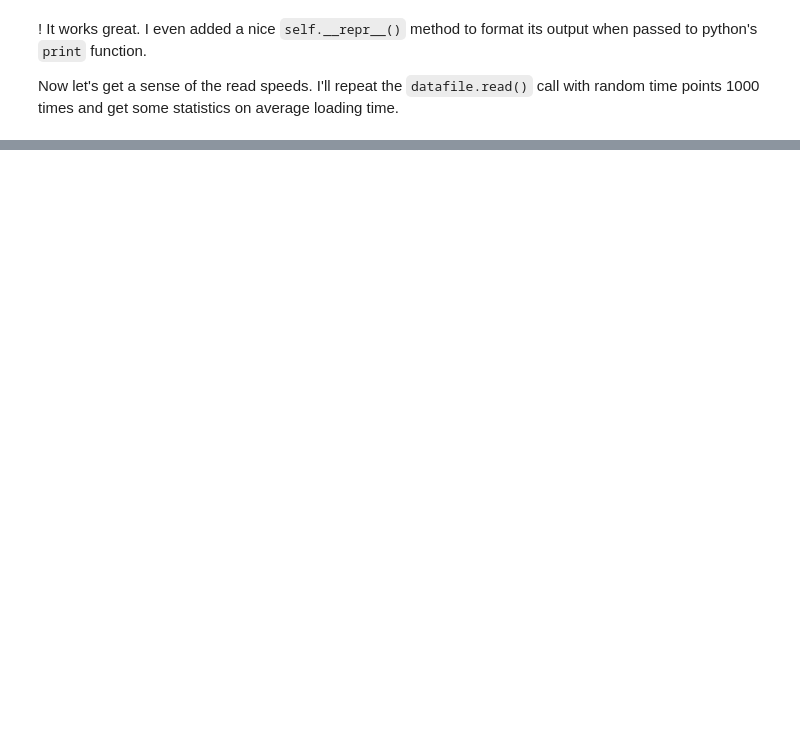
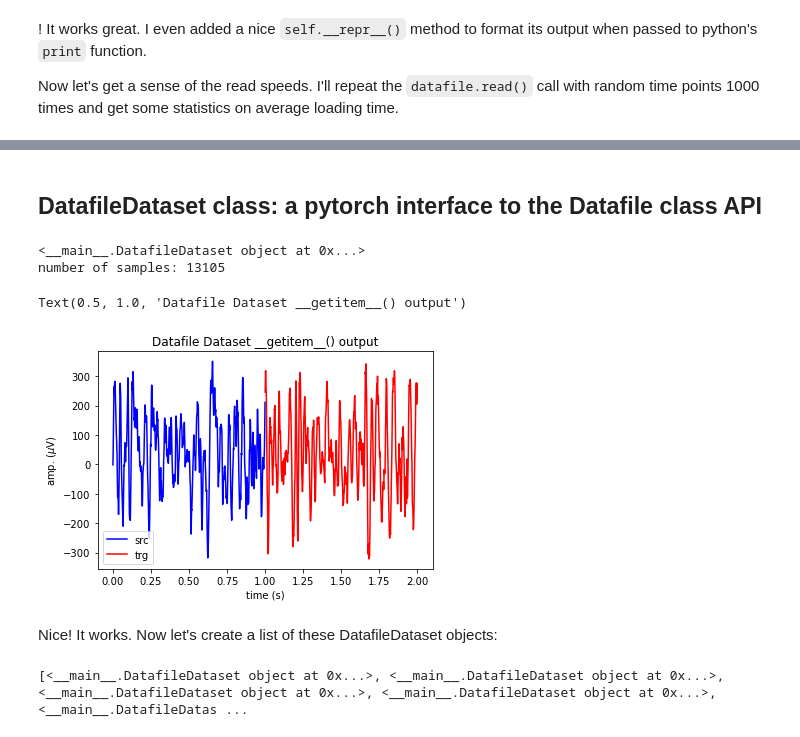
Before and after one commit to m-nolan/ecog_is2s, a Jupyter notebook: notebooks/data_access_plan_20200904.ipynb, the cells around one changed output, grey strips where cells are left out. Cells and saved outputs as stored; diff of their text form; code cells hidden in the pictures; blank space fills up the shorter version.

Commit message:
Enh: DatafileDataset, DatafileConcatDataset skeleton and lots of nice Datafile code whipped up in notebooks\data_access_plan_20200904.ipynb

```diff
--- a/notebooks/data_access_plan_20200904.ipynb
+++ b/notebooks/data_access_plan_20200904.ipynb
@@ -78,7 +82,7 @@ class DataFile():
         path_repr_str = f'Data file object: {self.data_file_path}'
         sample_repr_str = f'\tsamples: {self.n_sample} ({self.n_sample/self.srate:0.2f}s, {self.data_mask.mean()*100:0.2f}% masked)'
         ch_repr_str = f'\tchannels: {self.n_ch} ({self.ch_idx.mean()*100:0.2f}% masked)'
-        return path_repr_str + '\n' + sample_repr_str + '\n' + ch_repr_str
+        return path_repr_str + '\n' + sample_repr_str + '\n' + ch_repr_str + '\n'
 
 
     # read data segment. Default call (no arguments) returns the entire recording.
@@ -90,9 +94,9 @@ class DataFile():
         n_offset_bytes = n_offset_items * self.data_type().nbytes
         if t_len == -1:
             n_read_items = t_len
-            n_read_samples = self.n_sample
+            n_read_samples = int(self.n_sample)
         else:
-            n_read_samples = t_len * self.srate
+            n_read_samples = int(t_len * self.srate)
             n_read_items = n_read_samples * self.n_ch
 
         # read data
@@ -147,6 +151,7 @@ class DataFile():
         ecog_mask_file = os.path.join(data_path,data_file_kern + ".mask.pkl")
         with open(ecog_mask_file,"rb") as mask_f:
             mask = pkl.load(mask_f)
+        # data_mask = grow_bool_array(mask["hf"] | mask["sat"], growth_size=int(srate*0.5))
         data_mask = mask["hf"] | mask["sat"]
         if 'ch' in mask.keys():
             ch_idx = mask['ch']
@@ -171,10 +176,18 @@ class DataFile():
         self.n_sample = len(self.data_mask)
         self.t_total = self.n_sample/self.srate # (s)
 
-    # morphological transform: expand boolean array values a set distance from all current True values.
-    # this is used to spread out mask estimates to more conservatively filter data files.
-    def grow_bool_array( in_bool_array, growth_size=50.):
-        None
+# morphological transform: expand boolean array values a set distance from all current True values.
+# this is used to spread out mask estimates to more conservatively filter data files.
+# def grow_bool_array( in_bool_array, growth_size=50):
+#     mask_true_idx = np.arange(len(in_bool_array))[in_bool_array]
+#     out_bool_array = in_bool_array.copy()
+#     for seed_idx in mask_true_idx:
+#         start_idx = np.max((0,seed_idx-growth_size))
+#         stop_idx = np.min((len(mask_true_idx)-1,seed_idx+growth_size))
+#         on_range_idx = np.arange(start_idx,stop_idx)
+#         out_bool_array[on_range_idx] = True
+
+#     return out_bool_array
 # %% [markdown]
 That should do the trick! Let's build a tester to see how it works:
 # %%
@@ -222,0 +279,2 @@ Either way, it all works great! This will make the next step a bit easier: creat
+# %% [markdown]
+## DatafileDataset class: a pytorch interface to the Datafile class API
@@ -222,0 +327,29 @@ Either way, it all works great! This will make the next step a bit easier: creat
+# %%
+# let's test one out!
+test_dfds = DatafileDataset(datafile,src_t=1,trg_t=1,step_t=0.5)
+print(test_dfds)
+print(f'number of samples: {len(test_dfds)}')
+src, trg = test_dfds.__getitem__(10)
+t_src = np.arange(test_dfds.src_len)/test_dfds.datafile.srate
+t_trg = np.arange(test_dfds.src_len,test_dfds.sample_len)/test_dfds.datafile.srate
+plt.plot(t_src,src[11,:],'b',label='src')
+plt.plot(t_trg,trg[11,:],'r',label='trg')
+plt.legend(loc=0)
+plt.xlabel('time (s)')
+plt.ylabel('amp. ($\mu$V)')
+plt.title('Datafile Dataset __getitem__() output')
+# %% [output]
+<__main__.DatafileDataset object at 0x...>
+number of samples: 13105
+Text(0.5, 1.0, 'Datafile Dataset __getitem__() output')
+[figure, added]
+# %% [markdown]
+Nice! It works. Now let's create a list of these DatafileDataset objects:
+# %%
+src_t = 1.0
+trg_t = 1.0
+step_t = 2.0
+DatafileDatasetList = [DatafileDataset(df,src_t,trg_t,step_t) for df in data_file_list]
+print(DatafileDatasetList)
+# %% [output]
+[<__main__.DatafileDataset object at 0x...>, <__main__.DatafileDataset object at 0x...>, <__main__.DatafileDataset object at 0x...>, <__main__.DatafileDataset object at 0x...>, <__main__.DatafileDatas ...
```
Also changed, not shown: parts of 18 cells of this notebook.
